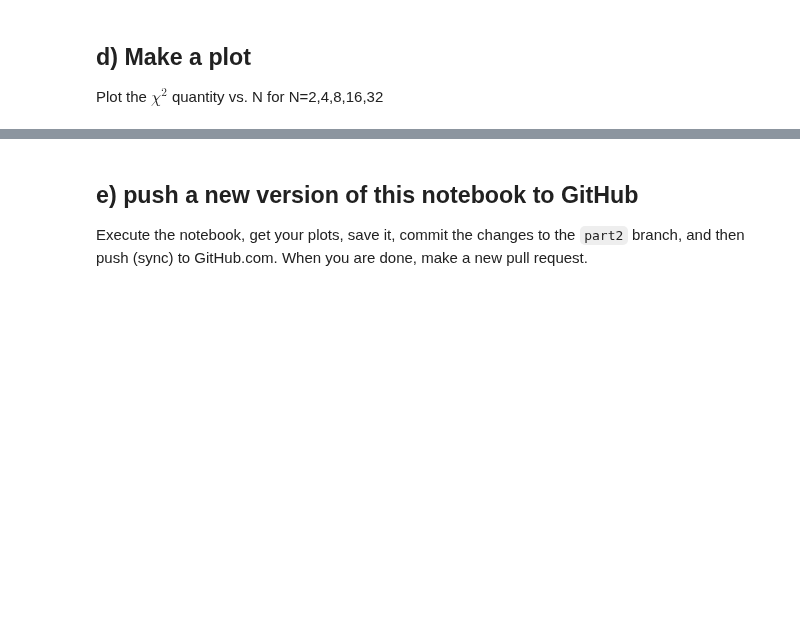
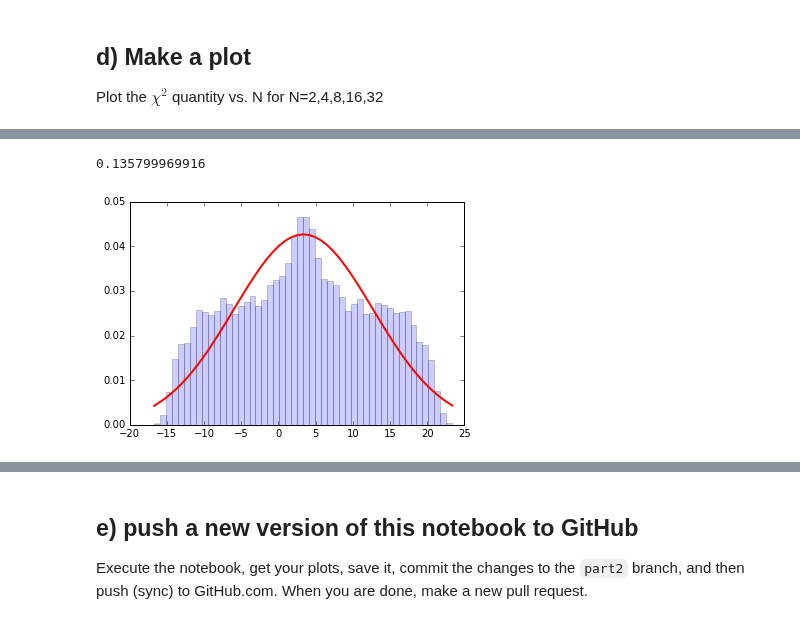
Before and after one commit to cranmer/intro-exp-phys-II, a Jupyter notebook: Central-Limit-Theorem.ipynb, the cells around one changed output, grey strips where cells are left out. Drawn from its saved outputs; the diff is of its cells as text; code cells hidden in the pictures; blank space fills up the shorter version.

```diff
--- a/Central-Limit-Theorem.ipynb
+++ b/Central-Limit-Theorem.ipynb
@@ -245,0 +352,5 @@ Plot the $\chi^2$ quantity vs. N for N=2,4,8,16,32
+# %%
+do_random_convolution_with_chi2(ok_distributions_list, 4)
+# %% [output]
+0.135799969916
+[figure, added]
```
Also changed, not shown: parts of 21 cells of this notebook.
